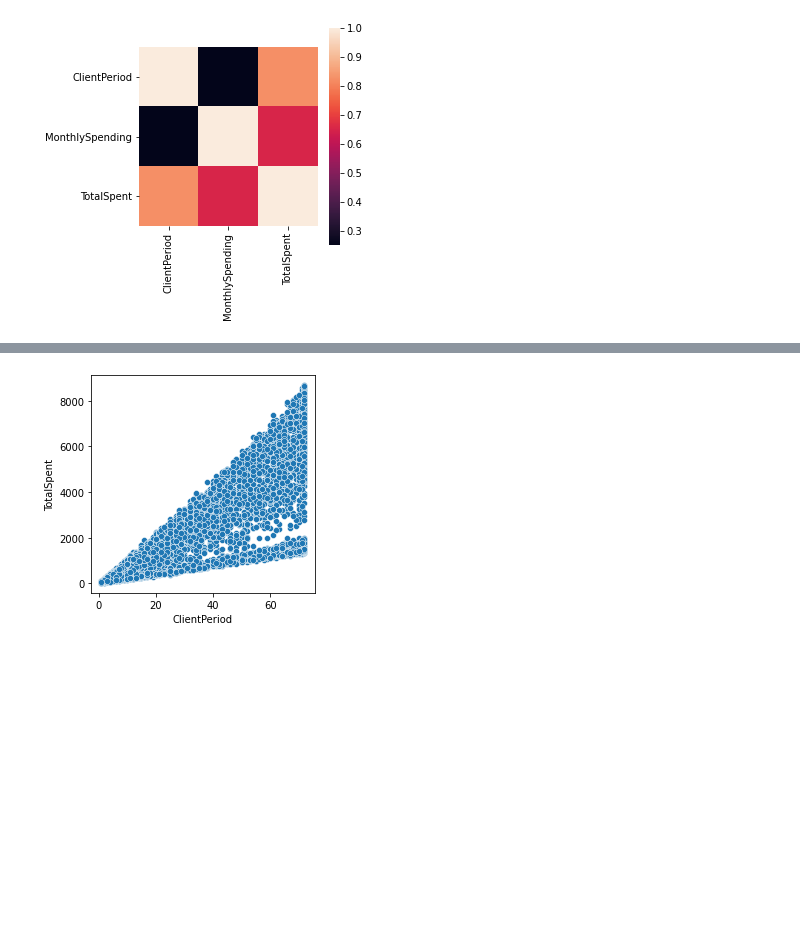
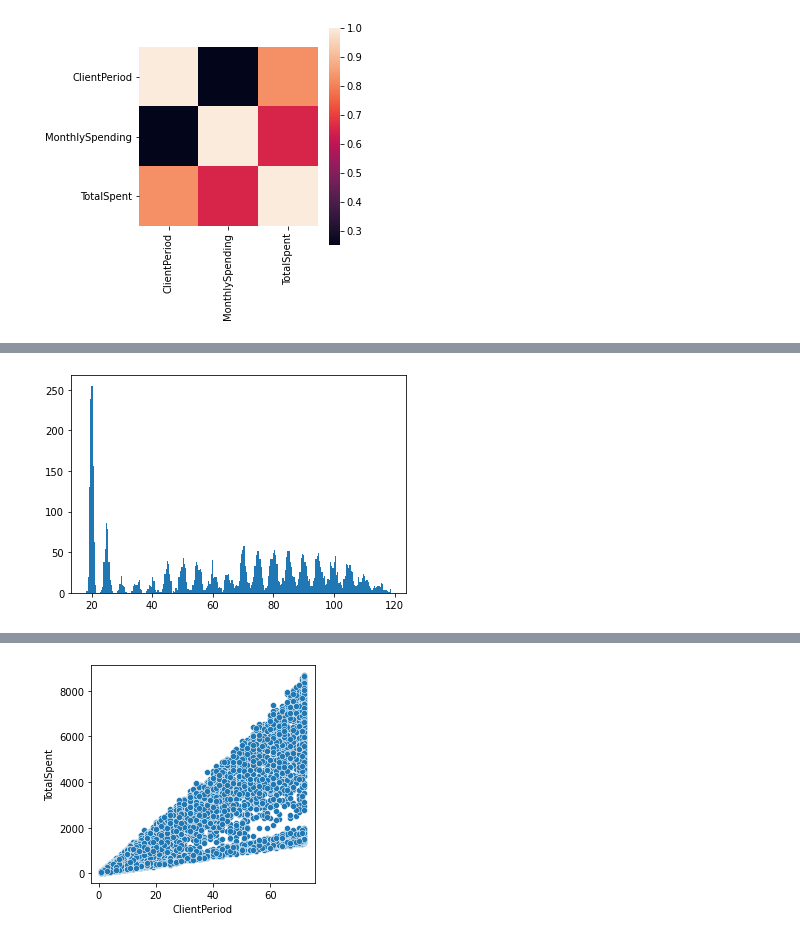
Before and after one commit to MitrofanovDmitry/study, a Jupyter notebook: practice/60 customer churn (dls)/2.ipynb, the cells around one changed output, grey strips where cells are left out. Saved outputs shown, nothing was run; the diff lists cells and outputs as text; code cells hidden in the pictures; blank space fills up the shorter version.

```diff
--- a/practice/60 customer churn (dls)/2.ipynb
+++ b/practice/60 customer churn (dls)/2.ipynb
@@ -75,0 +90,5 @@ plot_correlation(data[num_cols])
+# %%
+# multimodal normal distribution
+plt.hist(data['MonthlySpending'], bins=250);
+# %% [output]
+[figure, added]
```
Also changed, not shown: parts of 27 cells of this notebook, 5 other files.
